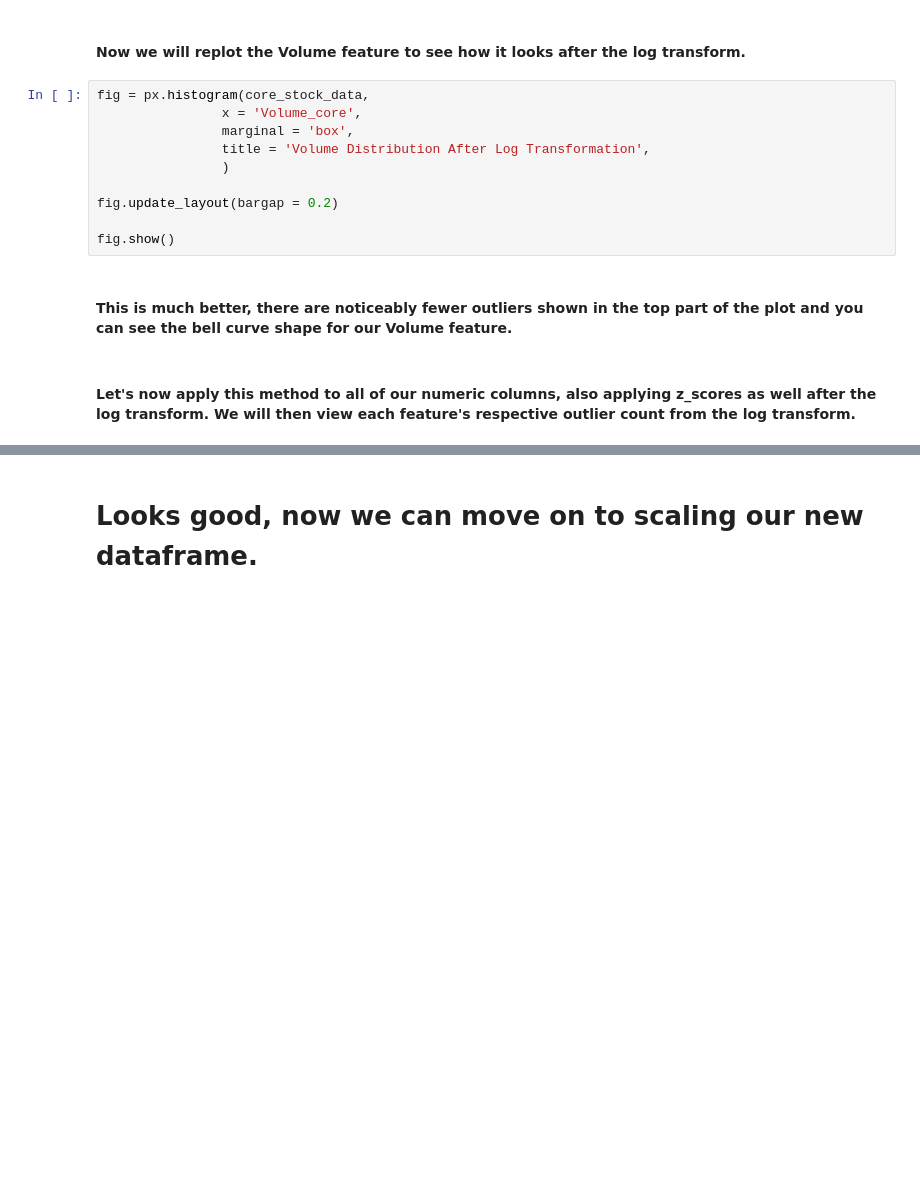
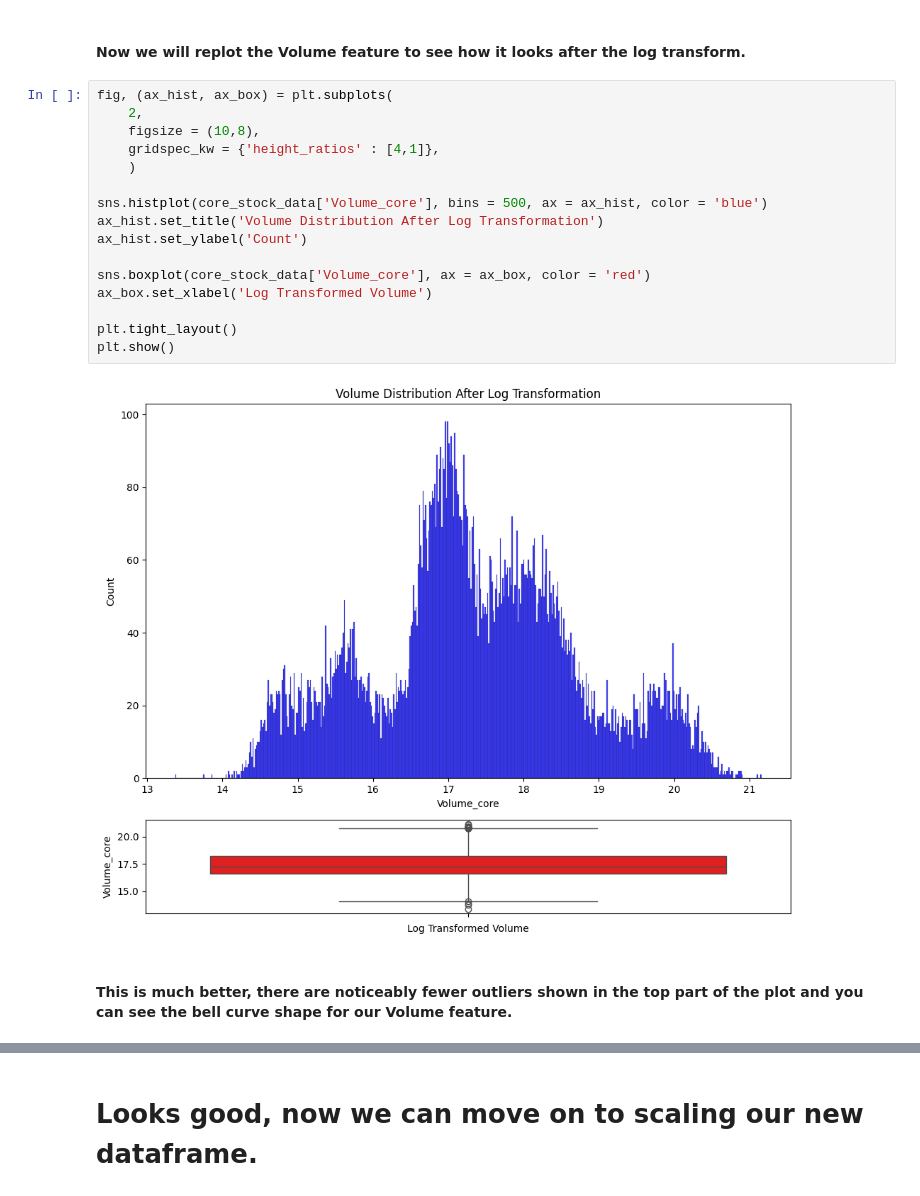
Before and after one commit to Taliwat/Portfolio-Proj-WK, a Jupyter notebook: DL-Strategies/utility_notebooks/core_stock_preprocessing.ipynb, the cells around one changed output, grey strips where cells are left out. Saved outputs shown, nothing was run; the diff lists cells and outputs as text; blank space fills up the shorter version.

```diff
--- a/DL-Strategies/utility_notebooks/core_stock_preprocessing.ipynb
+++ b/DL-Strategies/utility_notebooks/core_stock_preprocessing.ipynb
@@ -86,17 +325,23 @@ def volume_log_transform(core_stock_data):
 core_stock_data = volume_log_transform(core_stock_data)
 # %% [markdown]
 #### Now we will replot the Volume feature to see how it looks after the log transform.
-# %%
-fig = px.histogram(core_stock_data,
-                x = 'Volume_core',
-                marginal = 'box',
-                title = 'Volume Distribution After Log Transformation',
-                )
-
-fig.update_layout(bargap = 0.2)
-
-fig.show()
+# %%
+fig, (ax_hist, ax_box) = plt.subplots(
+    2,
+    figsize = (10,8),
+    gridspec_kw = {'height_ratios' : [4,1]},
+    )
+
+sns.histplot(core_stock_data['Volume_core'], bins = 500, ax = ax_hist, color = 'blue')
+ax_hist.set_title('Volume Distribution After Log Transformation')
+ax_hist.set_ylabel('Count')
+
+sns.boxplot(core_stock_data['Volume_core'], ax = ax_box, color = 'red')
+ax_box.set_xlabel('Log Transformed Volume')
+
+plt.tight_layout()
+plt.show()
+# %% [output]
+[figure, added]
 # %% [markdown]
 #### This is much better, there are noticeably fewer outliers shown in the top part of the plot and you can see the bell curve shape for our Volume feature.
-# %% [markdown]
-#### Let's now apply this method to all of our numeric columns, also applying z_scores as well after the log transform.  We will then view each feature's respective outlier count from the log transform.
```
Also changed, not shown: parts of 30 cells of this notebook, 4 other files.
